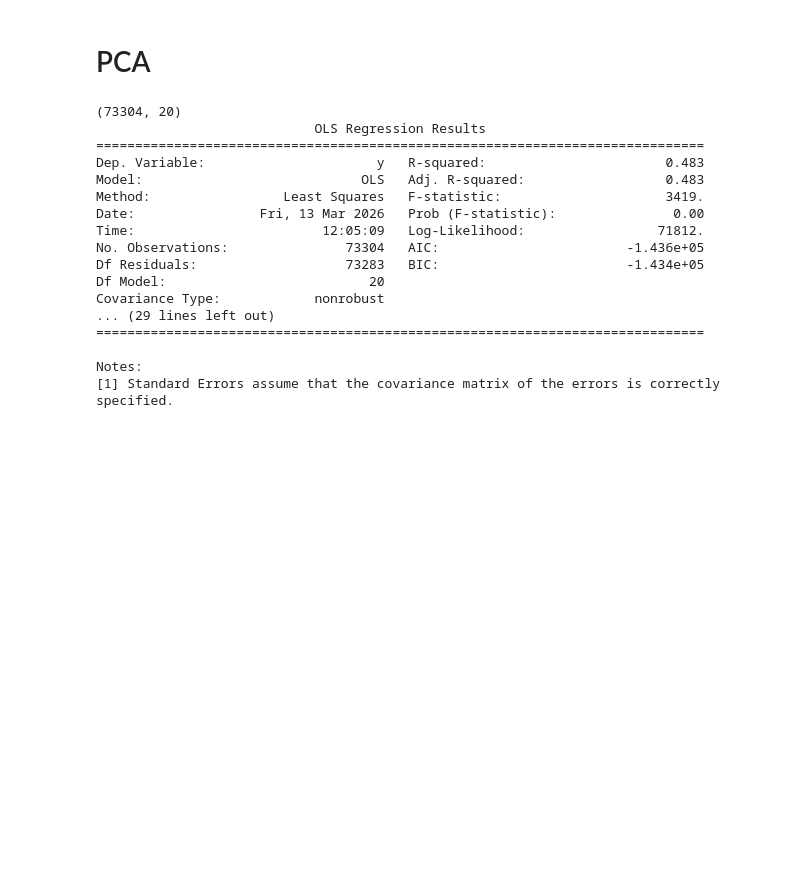
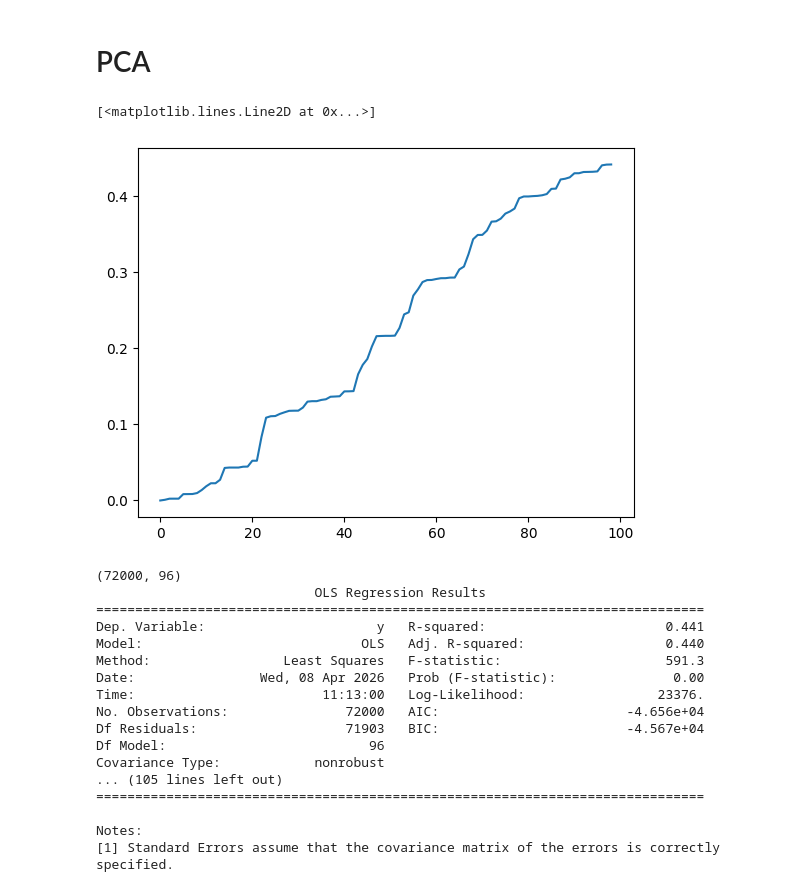
Before and after one commit to LeDeauve/Finding-comparable-sales-using-macine-learning, a Jupyter notebook: Analysis_blobs_200.ipynb, the cells around one changed output. Drawn from its saved outputs; the diff is of its cells as text; code cells hidden in the pictures; blank space fills up the shorter version.

```diff
--- a/Analysis_blobs_200.ipynb
+++ b/Analysis_blobs_200.ipynb
@@ -171,7 +215,31 @@ Notes:
 # %% [markdown]
 # PCA
+# %%
+max_n_components = norm_data.shape[1]
+r2_mat = np.zeros(max_n_components)
+
+for n in range(max_n_components):
+    pca = PCA(n_components=n)
+    pca.fit(norm_data)
+
+    pca_embed = pca.fit_transform(norm_data)
+    # print(pca_embed.shape)
+    # print(pca.explained_variance_ratio_)
+    # print(pca.singular_values_)
+
+
+    pca_embedded_data = sm.add_constant(pca_embed)
+
+    pca_model_sm = sm.OLS(norm_targets, pca_embedded_data)
+    pca_results_sm = pca_model_sm.fit()
+    r2_mat[n] = pca_results_sm.rsquared_adj
+
+plt.plot(r2_mat)
+# %% [output]
+[<matplotlib.lines.Line2D at 0x...>]
+[figure, added]
 # %%
-pca = PCA(n_components=20)
+pca = PCA(n_components=96) # last significant change at 96
 pca.fit(norm_data)
 
 pca_embed = pca.fit_transform(norm_data)
@@ -187,19 +255,19 @@ pca_results_sm = pca_model_sm.fit()
 
 print(pca_results_sm.summary())
 # %% [output]
-(73304, 20)
+(72000, 96)
                             OLS Regression Results
 ==============================================================================
-Dep. Variable:                      y   R-squared:                       0.483
-Model:                            OLS   Adj. R-squared:                  0.483
-Method:                 Least Squares   F-statistic:                     3419.
-Date:                Fri, 13 Mar 2026   Prob (F-statistic):               0.00
-Time:                        12:05:09   Log-Likelihood:                 71812.
-No. Observations:               73304   AIC:                        -1.436e+05
-Df Residuals:                   73283   BIC:                        -1.434e+05
-Df Model:                          20
+Dep. Variable:                      y   R-squared:                       0.441
+Model:                            OLS   Adj. R-squared:                  0.440
+Method:                 Least Squares   F-statistic:                     591.3
+Date:                Wed, 08 Apr 2026   Prob (F-statistic):               0.00
+Time:                        11:13:00   Log-Likelihood:                 23376.
+No. Observations:               72000   AIC:                        -4.656e+04
+Df Residuals:                   71903   BIC:                        -4.567e+04
+Df Model:                          96
 Covariance Type:            nonrobust
-... (29 lines left out)
+... (105 lines left out)
 ==============================================================================
 
 Notes:
```
Also changed, not shown: parts of 6 cells of this notebook, 5 other files.
